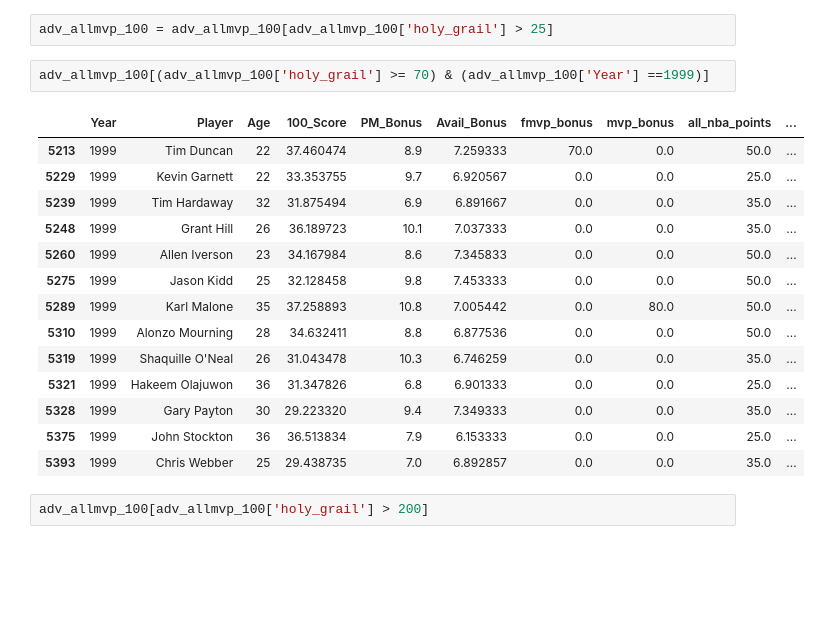
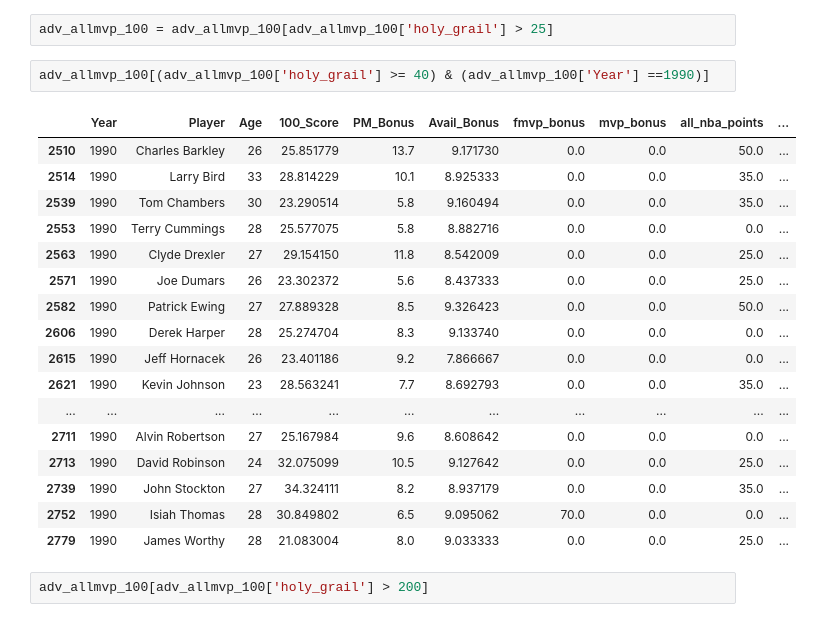
Before and after one commit to dreray/NBA_Best_Year, a Jupyter notebook: nba_final.ipynb, the cells around one changed output. Saved outputs shown, nothing was run; the diff lists cells and outputs as text; blank space fills up the shorter version.

```diff
--- a/nba_final.ipynb
+++ b/nba_final.ipynb
@@ -1098,22 +1101,25 @@ adv_allmvp_100['holy_grail'] = adv_allmvp_100['100_Score']+adv_allmvp_100['PM_Bo
 # %%
 adv_allmvp_100 = adv_allmvp_100[adv_allmvp_100['holy_grail'] > 25]
 # %%
-adv_allmvp_100[(adv_allmvp_100['holy_grail'] >= 70) & (adv_allmvp_100['Year'] ==1999)]
+adv_allmvp_100[(adv_allmvp_100['holy_grail'] >= 40) & (adv_allmvp_100['Year'] ==1990)]
 # %% [output]
 |  | Year | Player | Age | 100_Score | PM_Bonus | Avail_Bonus | fmvp_bonus | mvp_bonus | all_nba_points | ... |
-| 5213 | 1999 | Tim Duncan | 22 | 37.460474 | 8.9 | 7.259333 | 70.0 | 0.0 | 50.0 | ... |
-| 5229 | 1999 | Kevin Garnett | 22 | 33.353755 | 9.7 | 6.920567 | 0.0 | 0.0 | 25.0 | ... |
-| 5239 | 1999 | Tim Hardaway | 32 | 31.875494 | 6.9 | 6.891667 | 0.0 | 0.0 | 35.0 | ... |
-| 5248 | 1999 | Grant Hill | 26 | 36.189723 | 10.1 | 7.037333 | 0.0 | 0.0 | 35.0 | ... |
-| 5260 | 1999 | Allen Iverson | 23 | 34.167984 | 8.6 | 7.345833 | 0.0 | 0.0 | 50.0 | ... |
-| 5275 | 1999 | Jason Kidd | 25 | 32.128458 | 9.8 | 7.453333 | 0.0 | 0.0 | 50.0 | ... |
-| 5289 | 1999 | Karl Malone | 35 | 37.258893 | 10.8 | 7.005442 | 0.0 | 80.0 | 50.0 | ... |
-| 5310 | 1999 | Alonzo Mourning | 28 | 34.632411 | 8.8 | 6.877536 | 0.0 | 0.0 | 50.0 | ... |
-| 5319 | 1999 | Shaquille O'Neal | 26 | 31.043478 | 10.3 | 6.746259 | 0.0 | 0.0 | 35.0 | ... |
-| 5321 | 1999 | Hakeem Olajuwon | 36 | 31.347826 | 6.8 | 6.901333 | 0.0 | 0.0 | 25.0 | ... |
-| 5328 | 1999 | Gary Payton | 30 | 29.223320 | 9.4 | 7.349333 | 0.0 | 0.0 | 35.0 | ... |
-| 5375 | 1999 | John Stockton | 36 | 36.513834 | 7.9 | 6.153333 | 0.0 | 0.0 | 25.0 | ... |
-| 5393 | 1999 | Chris Webber | 25 | 29.438735 | 7.0 | 6.892857 | 0.0 | 0.0 | 35.0 | ... |
+| 2510 | 1990 | Charles Barkley | 26 | 25.851779 | 13.7 | 9.171730 | 0.0 | 0.0 | 50.0 | ... |
+| 2514 | 1990 | Larry Bird | 33 | 28.814229 | 10.1 | 8.925333 | 0.0 | 0.0 | 35.0 | ... |
+| 2539 | 1990 | Tom Chambers | 30 | 23.290514 | 5.8 | 9.160494 | 0.0 | 0.0 | 35.0 | ... |
+| 2553 | 1990 | Terry Cummings | 28 | 25.577075 | 5.8 | 8.882716 | 0.0 | 0.0 | 0.0 | ... |
+| 2563 | 1990 | Clyde Drexler | 27 | 29.154150 | 11.8 | 8.542009 | 0.0 | 0.0 | 25.0 | ... |
+| 2571 | 1990 | Joe Dumars | 26 | 23.302372 | 5.6 | 8.437333 | 0.0 | 0.0 | 25.0 | ... |
+| 2582 | 1990 | Patrick Ewing | 27 | 27.889328 | 8.5 | 9.326423 | 0.0 | 0.0 | 50.0 | ... |
+| 2606 | 1990 | Derek Harper | 28 | 25.274704 | 8.3 | 9.133740 | 0.0 | 0.0 | 0.0 | ... |
+| 2615 | 1990 | Jeff Hornacek | 26 | 23.401186 | 9.2 | 7.866667 | 0.0 | 0.0 | 0.0 | ... |
+| 2621 | 1990 | Kevin Johnson | 23 | 28.563241 | 7.7 | 8.692793 | 0.0 | 0.0 | 35.0 | ... |
+| ... | ... | ... | ... | ... | ... | ... | ... | ... | ... | ... |
+| 2711 | 1990 | Alvin Robertson | 27 | 25.167984 | 9.6 | 8.608642 | 0.0 | 0.0 | 0.0 | ... |
+| 2713 | 1990 | David Robinson | 24 | 32.075099 | 10.5 | 9.127642 | 0.0 | 0.0 | 25.0 | ... |
+| 2739 | 1990 | John Stockton | 27 | 34.324111 | 8.2 | 8.937179 | 0.0 | 0.0 | 35.0 | ... |
+| 2752 | 1990 | Isiah Thomas | 28 | 30.849802 | 6.5 | 9.095062 | 70.0 | 0.0 | 0.0 | ... |
+| 2779 | 1990 | James Worthy | 28 | 21.083004 | 8.0 | 9.033333 | 0.0 | 0.0 | 25.0 | ... |
 # %%
 adv_allmvp_100[adv_allmvp_100['holy_grail'] > 200]
 # %% [output]
```
Also changed, not shown: parts of 4 cells of this notebook, 2 other files.
